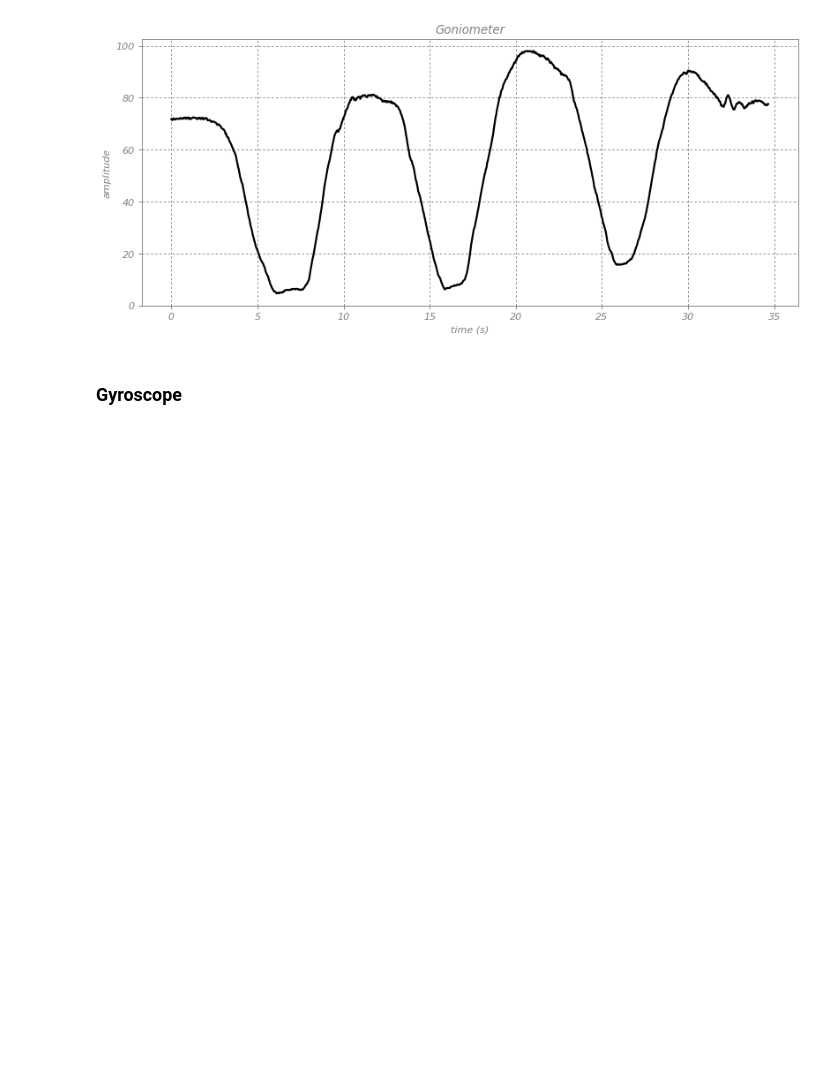
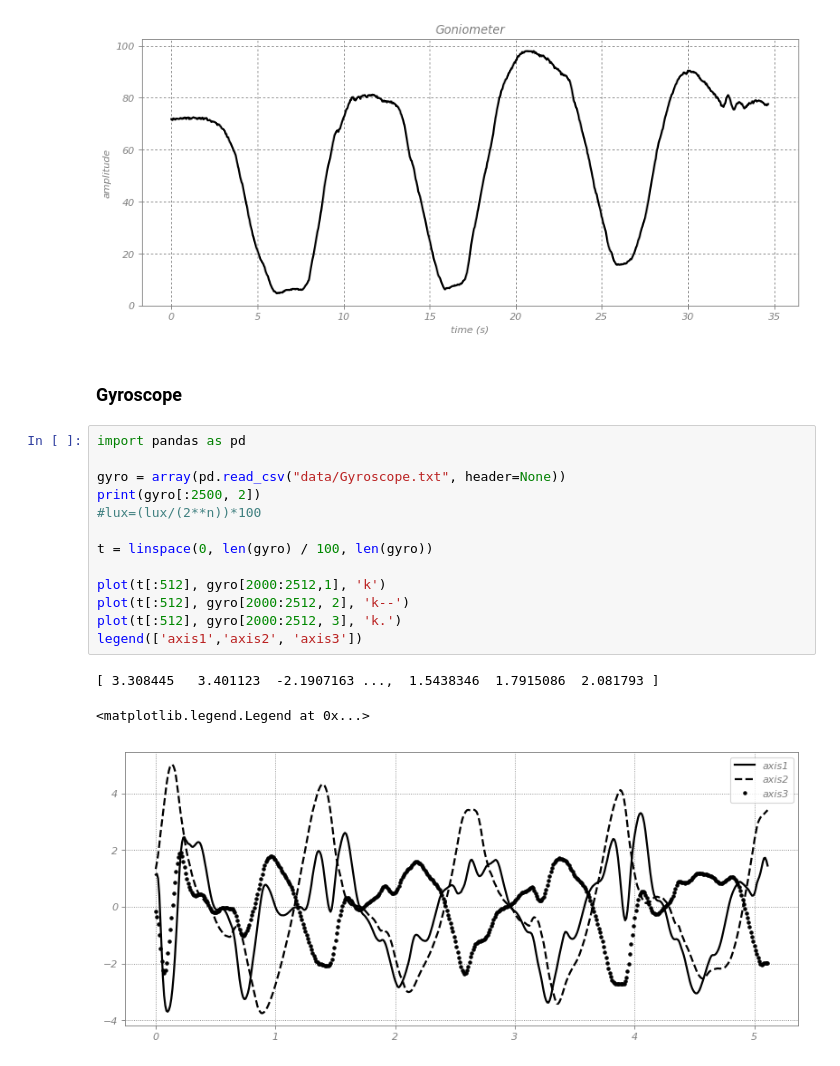
Before and after one commit to novabiosignals/BSAP-Presentation, a Jupyter notebook: Signals.ipynb, the cells around one changed output. Saved outputs shown, nothing was run; the diff lists cells and outputs as text; blank space fills up the shorter version.

Commit message:
changed name to figures and added some of the figures

```diff
--- a/Signals.ipynb
+++ b/Signals.ipynb
@@ -513,3 +515,20 @@ plot(t, s, linewidth=2, color='k')
 [figure]
 # %% [markdown]
 ### Gyroscope
+# %%
+import pandas as pd
+
+gyro = array(pd.read_csv("data/Gyroscope.txt", header=None))
+print(gyro[:2500, 2])
+#lux=(lux/(2**n))*100
+
+t = linspace(0, len(gyro) / 100, len(gyro))
+
+plot(t[:512], gyro[2000:2512,1], 'k')
+plot(t[:512], gyro[2000:2512, 2], 'k--')
+plot(t[:512], gyro[2000:2512, 3], 'k.')
+legend(['axis1','axis2', 'axis3'])
+# %% [output]
+[ 3.308445   3.401123  -2.1907163 ...,  1.5438346  1.7915086  2.081793 ]
+<matplotlib.legend.Legend at 0x...>
+[figure, added]
```
Also changed, not shown: parts of 1 cell of this notebook, 35 other files.
